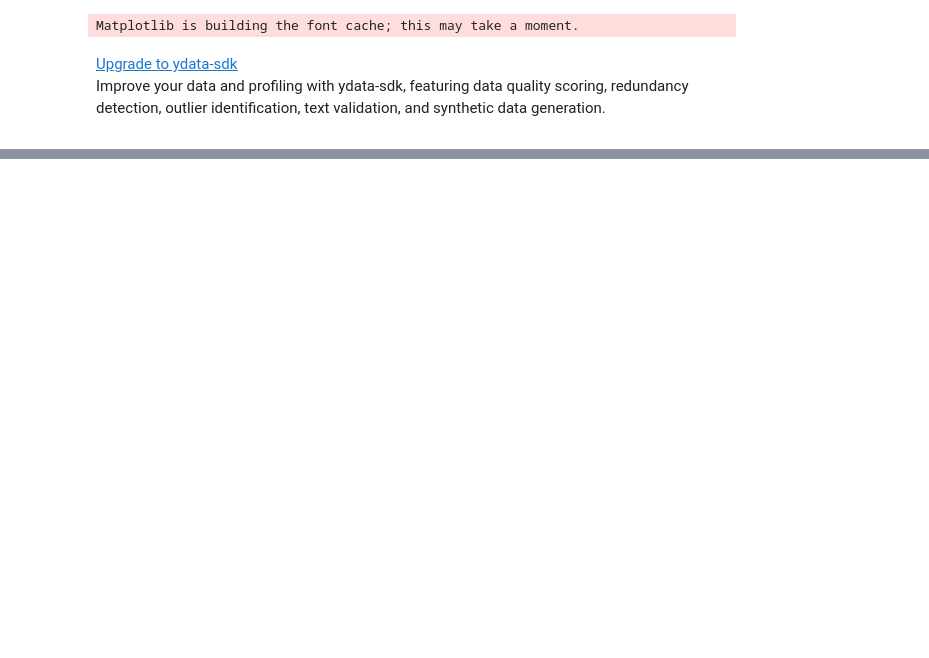
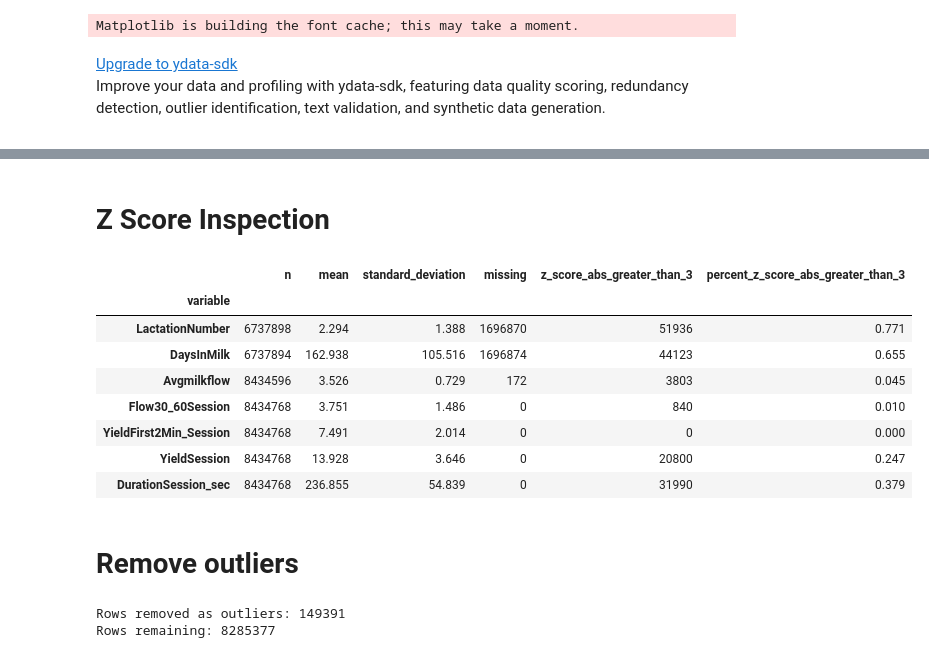
Before and after one commit to KatrinaPayton1/project1-ansci-4040, a Jupyter notebook: data_inspection.ipynb, the cells around one changed output, grey strips where cells are left out. Saved outputs shown, nothing was run; the diff lists cells and outputs as text; code cells hidden in the pictures; blank space fills up the shorter version.

Commit message:
Cleaned data: Removed duplicates and outliers, and assessed remaining zero/missing values. The only remaining unknowns in the cleaned data set are outcome variables.

```diff
--- a/data_inspection.ipynb
+++ b/data_inspection.ipynb
@@ -77,0 +66,69 @@ profile.to_file("data_profile_report.html")
+# %%
+#Drop Duplicates
+data = data.drop_duplicates()
+# %% [markdown]
+# Z Score Inspection
+# %%
+# Z score inspection for continuous measurement variables
+measurement_columns = [
+    "LactationNumber",
+    "DaysInMilk",
+    "Avgmilkflow",
+    "Flow30_60Session",
+    "YieldFirst2Min_Session",
+    "YieldSession",
+    "DurationSession_sec",
+]
+
+z_score_summary = []
+for column in measurement_columns:
+    values = data[column].dropna()
+    mean = values.mean()
+    standard_deviation = values.std(ddof=1)
+    z_scores = (values - mean) / standard_deviation
+
+    z_score_summary.append({
+        "variable": column,
+        "n": values.size,
+        "mean": mean,
+        "standard_deviation": standard_deviation,
+        "missing": data[column].isna().sum(),
+        "z_score_abs_greater_than_3": (z_scores.abs() > 3).sum(),
+        "percent_z_score_abs_greater_than_3": (z_scores.abs() > 3).mean() * 100,
+    })
+
+z_score_summary = pd.DataFrame(z_score_summary).set_index("variable")
+z_score_summary.round(3)
+# %% [output]
+|  | n | mean | standard_deviation | missing | z_score_abs_greater_than_3 | percent_z_score_abs_greater_than_3 |
+| variable |  |  |  |  |  |  |
+| LactationNumber | 6737898 | 2.294 | 1.388 | 1696870 | 51936 | 0.771 |
+| DaysInMilk | 6737894 | 162.938 | 105.516 | 1696874 | 44123 | 0.655 |
+| Avgmilkflow | 8434596 | 3.526 | 0.729 | 172 | 3803 | 0.045 |
+| Flow30_60Session | 8434768 | 3.751 | 1.486 | 0 | 840 | 0.010 |
+| YieldFirst2Min_Session | 8434768 | 7.491 | 2.014 | 0 | 0 | 0.000 |
+| YieldSession | 8434768 | 13.928 | 3.646 | 0 | 20800 | 0.247 |
+| DurationSession_sec | 8434768 | 236.855 | 54.839 | 0 | 31990 | 0.379 |
+# %% [markdown]
+# Remove outliers
+# %%
+# Drop rows with an extreme Z-score in any measurement variable.
+z_score_threshold = 3
+outlier_mask = pd.Series(False, index=data.index)
+
+for column in measurement_columns:
+    values = data[column]
+    mean = values.mean()
+    standard_deviation = values.std(ddof=1)
+    z_scores = (values - mean) / standard_deviation
+    outlier_mask = outlier_mask | z_scores.abs().gt(z_score_threshold).fillna(False)
+
+rows_before_outlier_removal = len(data)
+data = data.loc[~outlier_mask].copy()
+rows_removed = rows_before_outlier_removal - len(data)
+
+print(f"Rows removed as outliers: {rows_removed}")
+print(f"Rows remaining: {len(data)}")
+# %% [output]
+Rows removed as outliers: 149391
+Rows remaining: 8285377
```
Also changed, not shown: parts of 13 cells of this notebook.
